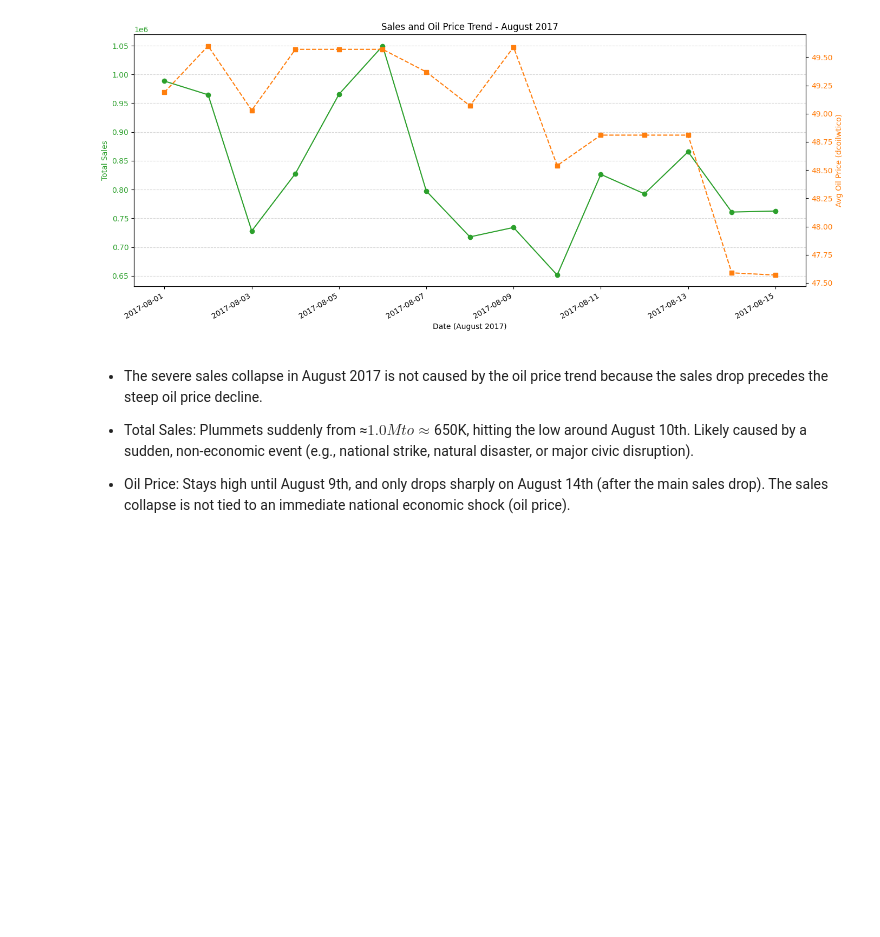
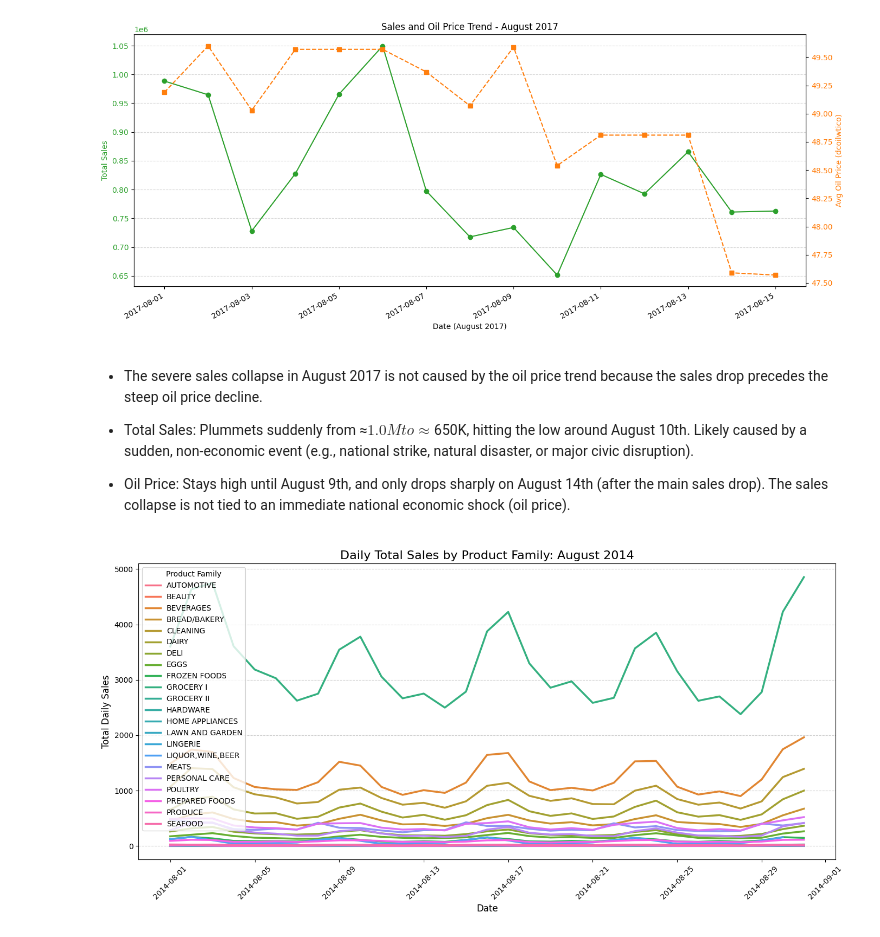
Before and after one commit to nancyboukamel-ds/Store-Sales-Forecast, a Jupyter notebook: data_analysis.ipynb, the cells around one changed output. Cells and saved outputs as stored; diff of their text form; code cells hidden in the pictures; blank space fills up the shorter version.

Commit message:
sales by products

```diff
--- a/data_analysis.ipynb
+++ b/data_analysis.ipynb
@@ -322,3 +324,34 @@ plt.show()
 - Total Sales: Plummets suddenly from ≈$1.0M to ≈$650K, hitting the low around August 10th. Likely caused by a sudden, non-economic event (e.g., national strike, natural disaster, or major civic disruption).
 
 - Oil Price: Stays high until August 9th, and only drops sharply on August 14th (after the main sales drop). The sales collapse is not tied to an immediate national economic shock (oil price).
+# %%
+low_period_df = train_df[
+    (train_df['year'] == 2014) &
+    (train_df['month'] == 8)
+].copy()
+
+daily_family_sales = low_period_df.groupby(['date', 'family'])['sales'].mean().reset_index()
+
+daily_family_sales=daily_family_sales[daily_family_sales['sales']>0]
+
+plt.figure(figsize=(14, 7))
+
+# Use seaborn.lineplot to plot the time series
+sns.lineplot(
+    data=daily_family_sales,
+    x='date',            # X-axis: Date
+    y='sales',           # Y-axis: Total Sales
+    hue='family',        # Legend/Color separation: Product Family
+    linewidth=2.5
+)
+
+plt.title('Daily Total Sales by Product Family: August 2014', fontsize=16)
+plt.xlabel('Date', fontsize=12)
+plt.ylabel('Total Daily Sales', fontsize=12)
+plt.legend(title='Product Family', loc='upper left')
+plt.grid(True, axis='y', linestyle='--', alpha=0.6)
+plt.xticks(rotation=45)
+plt.tight_layout()
+plt.show()
+# %% [output]
+[figure, added]
```
Also changed, not shown: parts of 5 cells of this notebook.
